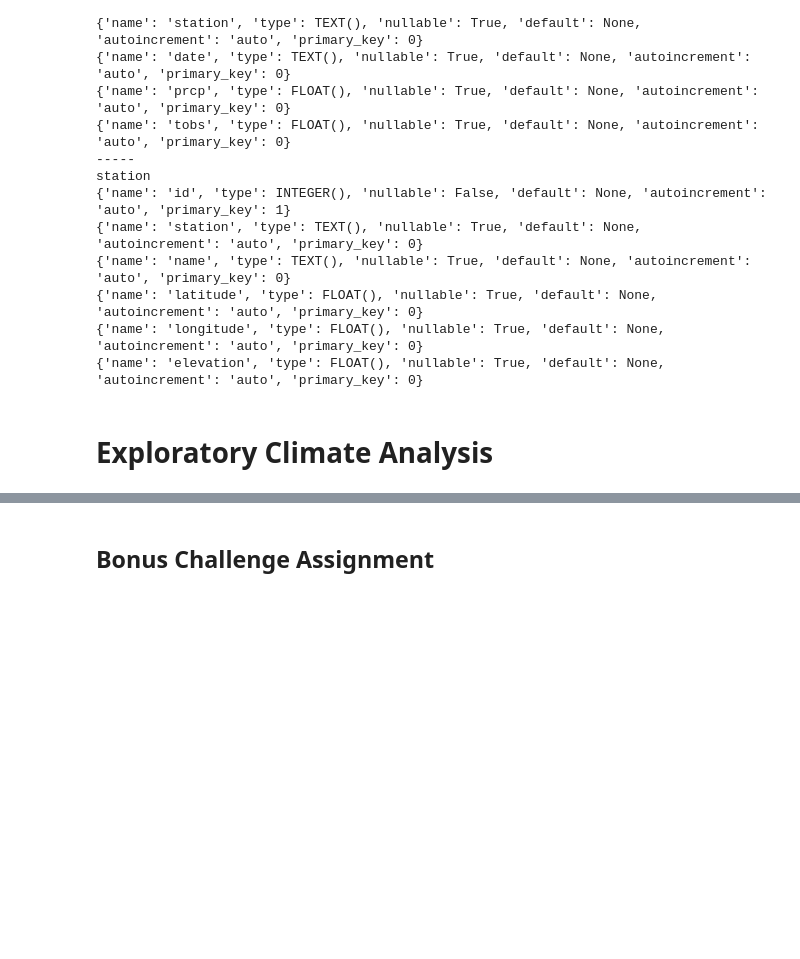
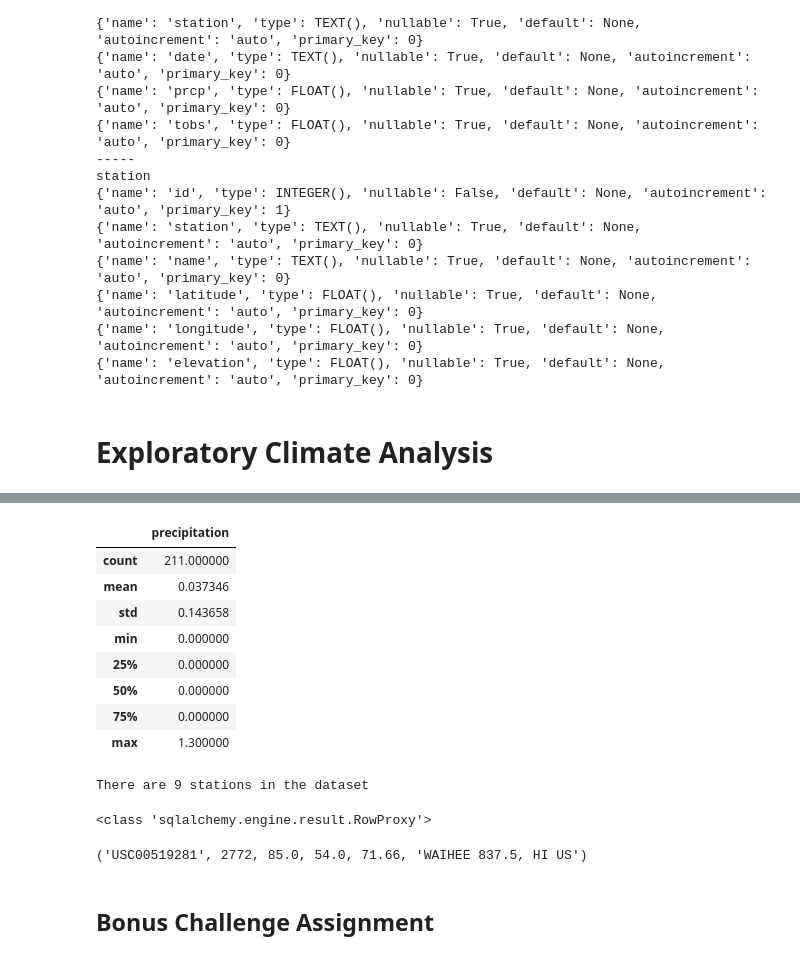
Before and after one commit to travisb98/Climate_Analysis, a Jupyter notebook: climate.ipynb, the cells around one changed output, grey strips where cells are left out. Drawn from its saved outputs; the diff is of its cells as text; code cells hidden in the pictures; blank space fills up the shorter version.

```diff
--- a/climate.ipynb
+++ b/climate.ipynb
@@ -174,4 +148,19 @@ annual_pre_df.plot(kind="bar",figsize=(20,20))
 # %%
 # Use Pandas to calcualte the summary statistics for the precipitation data
+annual_pre_df.describe()
+# %% [output]
+|  | precipitation |
+| count | 211.000000 |
+| mean | 0.037346 |
+| std | 0.143658 |
+| min | 0.000000 |
+| 25% | 0.000000 |
+| 50% | 0.000000 |
+| 75% | 0.000000 |
+| max | 1.300000 |
 # %%
 # Design a query to show how many stations are available in this dataset?
+station_count = engine.execute("SELECT COUNT(station.id) FROM station").fetchall()[0][0]
+print(f'There are {station_count} stations in the dataset')
+# %% [output]
+There are 9 stations in the dataset
@@ -181,3 +167,17 @@ annual_pre_df.plot(kind="bar",figsize=(20,20))
+# %%
+# What are the most active stations? (i.e. what stations have the most rows)?
+# station_acitity = engine.execute("SELECT DISTINCT station, (SELECT COUNT(measurement.id) FROM measurement WHERE measurement.station=station.station) as meas_count,(SELECT MAX(measurement.tobs) FROM measurement WHERE measurement.station=station.station) as max_temp, name FROM station ORDER BY meas_count DESC").fetchall()
+
+
+
+station_acitity = engine.execute("SELECT DISTINCT station, (SELECT COUNT(measurement.id) FROM measurement WHERE measurement.station=station.station) as meas_count,(SELECT MAX(measurement.tobs) FROM measurement WHERE measurement.station=station.station) as max_temp,(SELECT MIN(measurement.tobs)FROM measurement WHERE measurement.station=station.station) as min_temp,ROUND((SELECT AVG(measurement.tobs)FROM measurement WHERE measurement.station=station.station),2) as avg_temp, name FROM station ORDER BY meas_count DESC").fetchall()
+
+print(type(station_acitity))
+station_acitity[0]
+# List the stations and the counts in descending order.
+# %% [output]
+<class 'sqlalchemy.engine.result.RowProxy'>
+('USC00519281', 2772, 85.0, 54.0, 71.66, 'WAIHEE 837.5, HI US')
 # %%
 # Using the station id from the previous query, calculate the lowest temperature recorded,
 # highest temperature recorded, and average temperature of the most active station?
```
Also changed, not shown: parts of 8 cells of this notebook, 1 other file.
